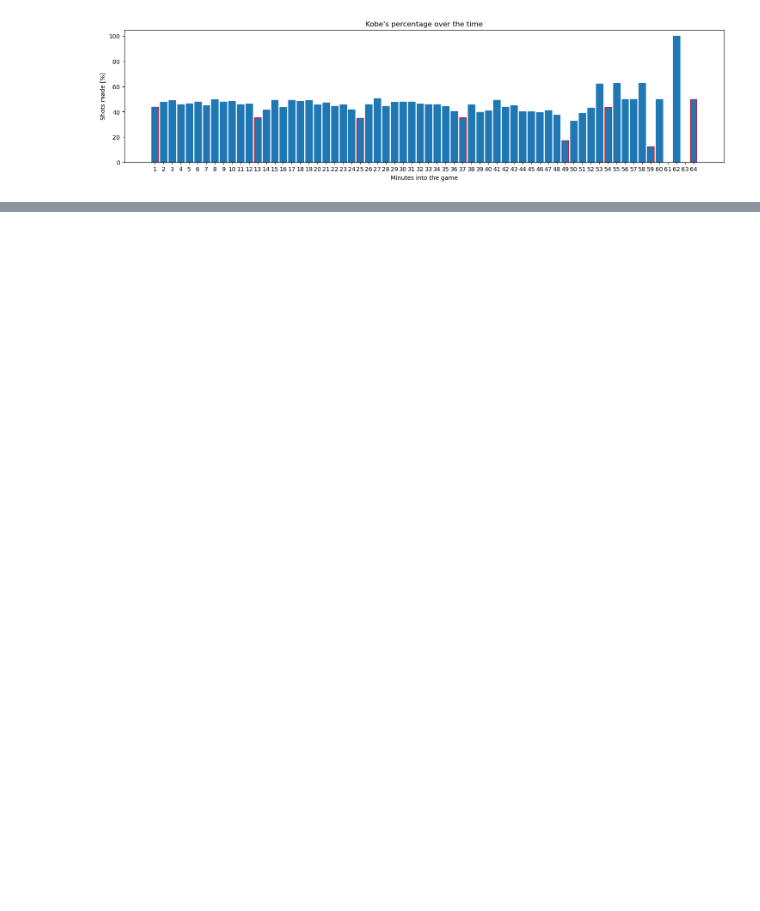
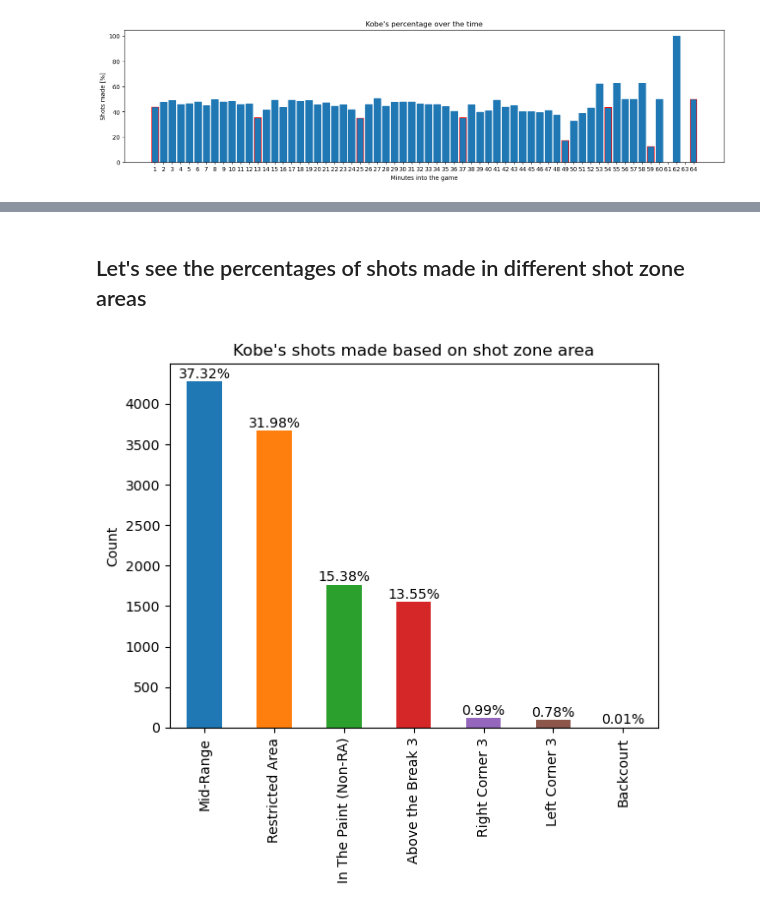
Before and after one commit to AleksaTanaskovic/Which-Shots-Did-Kobe-Sink, a Jupyter notebook: Kobe Bryant Shot Selection.ipynb, the cells around one changed output, grey strips where cells are left out. Cells and saved outputs as stored; diff of their text form; code cells hidden in the pictures; blank space fills up the shorter version.

```diff
--- a/Kobe Bryant Shot Selection.ipynb
+++ b/Kobe Bryant Shot Selection.ipynb
@@ -187,0 +263,17 @@ We can see that Kobe tends to take more shots on his left side, possibly because
+# %% [markdown]
+<h2>Let's see the percentages of shots made in different shot zone areas</h2>
+# %%
+shots_made_from_various_zones = data['shot_zone_basic'][data['shot_made_flag'] == 1].value_counts()
+
+percentages_from_various_zones_made = (shots_made_from_various_zones / total_shots_made * 100).round(2)
+
+ax = shots_made_from_various_zones.plot(kind = 'bar', color = colors)
+
+for i, v in enumerate(shots_made_from_various_zones):
+    ax.text(i, v + 5, f'{percentages_from_various_zones_made[i]}%', ha = 'center', va = 'bottom')
+
+plt.title("Kobe's shots made based on shot zone area")
+plt.ylabel("Count")
+plt.show()
+# %% [output]
+[figure, added]
```
Also changed, not shown: parts of 36 cells of this notebook.
